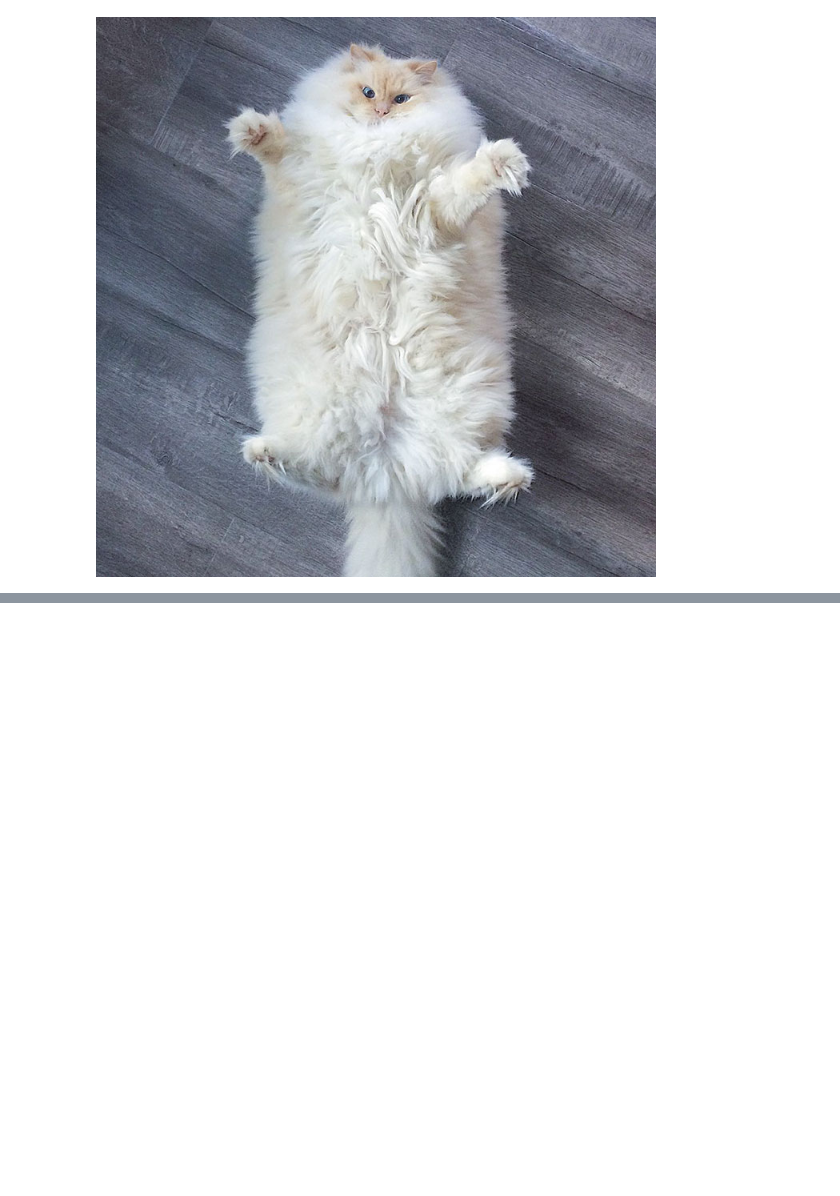
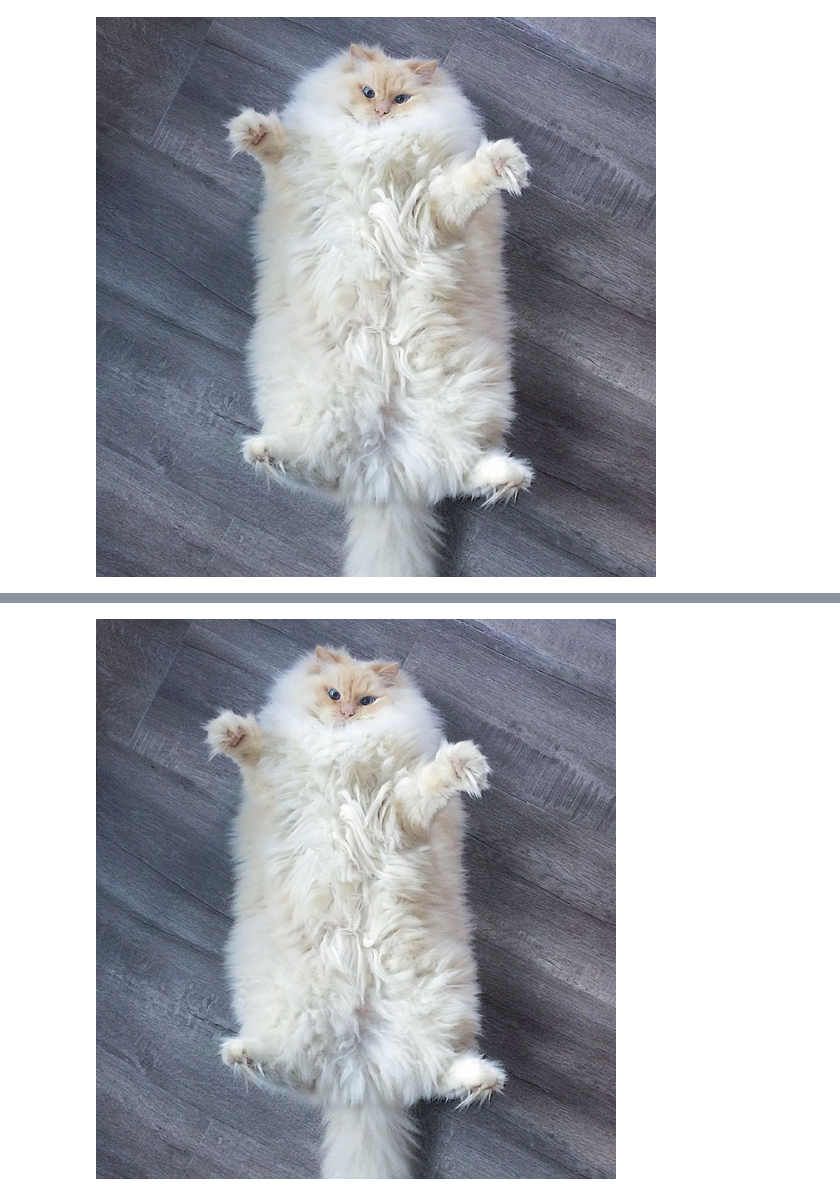
Before and after one commit to MariaKokshaikina/SeamCarving, a Jupyter notebook: SeamCarving.ipynb, the cells around one changed output, grey strips where cells are left out. Drawn from its saved outputs; the diff is of its cells as text; code cells hidden in the pictures; blank space fills up the shorter version.

Commit message:
Add gradient magnitude function based on Sobel operator
Time: from 550s to 200s (50 seams)
Removed floor, not floof

```diff
--- a/SeamCarving.ipynb
+++ b/SeamCarving.ipynb
@@ -70,7 +71,7 @@ def seam_carve(img, new_size, energy_function, seam_map_function, carve_function
     map,backtrack = seam_map_function(img, energy)
     img = carve_function(img, map, backtrack)
   end_time = time.clock()
-  return img_data, end_time-start_time
+  return img, end_time-start_time
 # %%
 res,time = seam_carve(im, 650, energy_gradient, seams_map_dp, carve_column_mask)
 # %% [output]
@@ -97,0 +82,15 @@ Image.fromarray(res)
+# %%
+def color_to_gray(img):
+     return (img[:,:,0] + img[:,:,1] + img[:,:,2])/3.0
+# %%
+def gradient_magnitude_sobel_operator(img):
+    image = color_to_gray(img)
+    filter = np.array([[1,0,-1],[2,0,-2],[1, 0, -1]])
+    new_image_x = signal.convolve2d(image, filter)
+    new_image_y = signal.convolve2d(image, np.flip(filter.T, axis=0))
+    gradient_magnitude = np.sqrt(np.square(new_image_x) + np.square(new_image_y))
+    gradient_magnitude *= 255.0 / gradient_magnitude.max()
+
+    return gradient_magnitude
+# %%
+res,time = seam_carve(im, 650, gradient_magnitude_sobel_operator, seams_map_dp, carve_column_mask)
@@ -98,3 +115,7 @@ Image.fromarray(res)
+# %%
+Image.fromarray(res)
+# %% [output]
+[figure, added]
 # %%
 time
 # %% [output]
```
Also changed, not shown: parts of 6 cells of this notebook.
